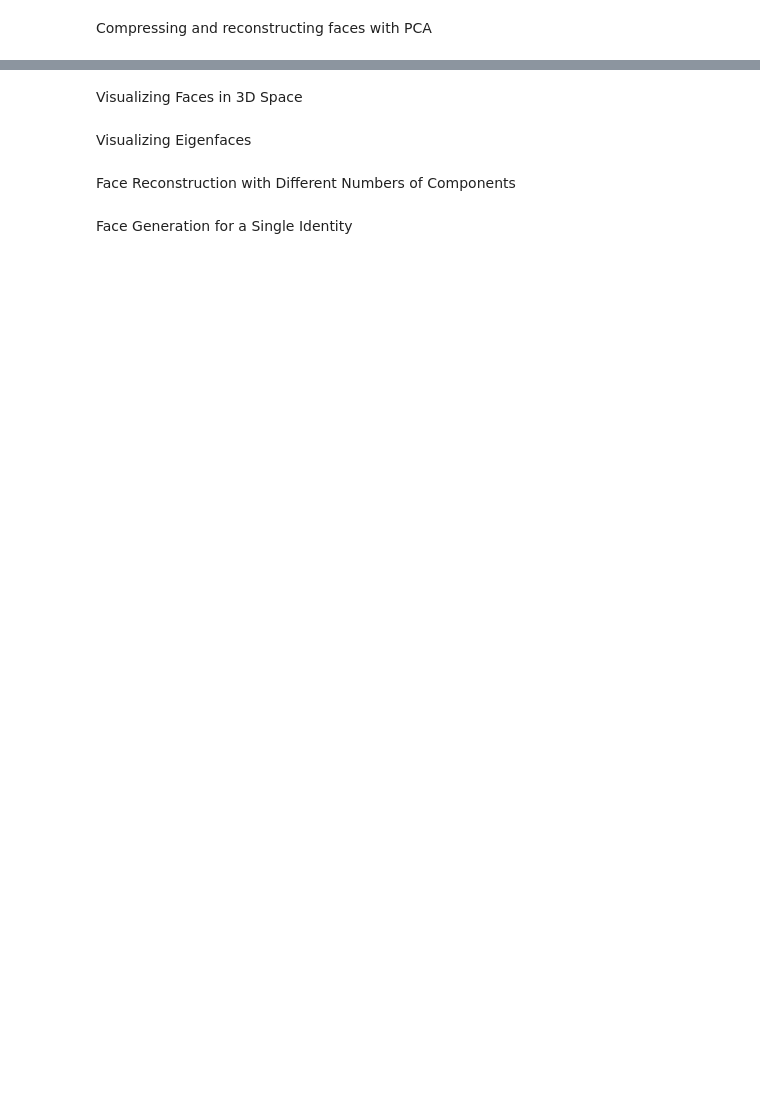
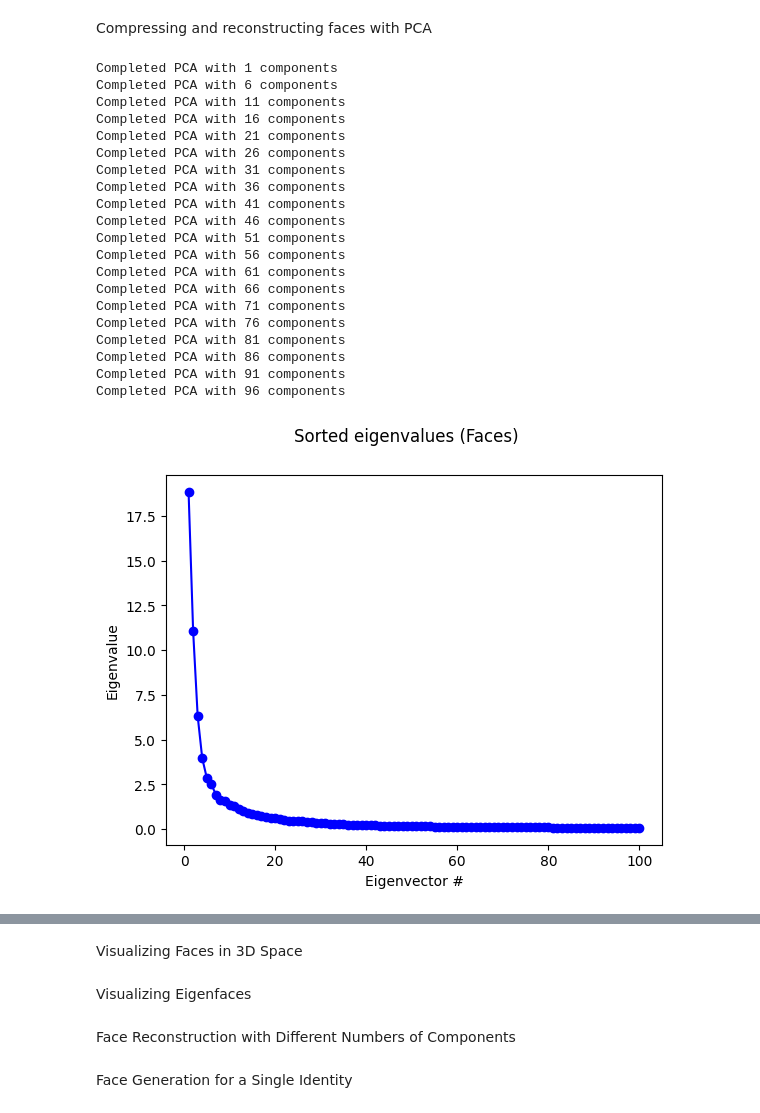
Before and after one commit to haileyrobertson/robertson-cpsc581, a Jupyter notebook: assignments/a4/04_assignment_pca.ipynb, the cells around one changed output, grey strips where cells are left out. Cells and saved outputs as stored; diff of their text form; code cells hidden in the pictures; blank space fills up the shorter version.

```diff
--- a/assignments/a4/04_assignment_pca.ipynb
+++ b/assignments/a4/04_assignment_pca.ipynb
@@ -455,37 +463,66 @@ Compressing and reconstructing faces with PCA
 # %%
 # Get the number of dimensions in the faces dataset
 n_dim_faces = X_faces_vec.shape[1] if X_faces_vec is not None else 0
 
-# TODO: Plot full set of eigenvalues for faces dataset
+# DONE: Plot full set of eigenvalues for faces dataset
 # set title of plot 'Sorted eigenvalues (Faces)' with xlabel of 'Eigenvector #' and ylabel of 'Eigenvalue'
 # Note: Computing all eigenvalues would be computationally expensive
 # Let's compute a reasonable number, say 100
 n_components_to_compute = 100
-pca_faces = None
+pca_faces = PrincipalComponentAnalysis(n_components_to_compute)
+pca_faces.fit(X_faces_vec)
+
+eigenvalues_faces = pca_faces.get_eigenvalues()
+plot(np.arange(1, n_components_to_compute + 1), eigenvalues_faces, 'Sorted eigenvalues (Faces)', 'Eigenvector #', 'Eigenvalue')
 
 # MSE scores to keep track of loss from compression
 mse_scores_faces = []
 
 # Test reconstruction error using top d number of eigenvectors
 # Use a reasonable range to save computation
 d_values = np.arange(1, 101, 5)  # [1, 6, 11, ..., 96]
 for d in d_values:
-    # TODO: Fit PCA to face data
-    pca_faces = None
+    # DONE: Fit PCA to face data
+    pca_faces = PrincipalComponentAnalysis(d)
+    pca_faces.fit(X_faces_vec)
 
-    # TODO: Project the data to subspace
-    Z_faces = None
+    # DONE: Project the data to subspace
+    Z_faces = pca_faces.project_to_subspace(X_faces_vec)
 
-    # TODO: Reconstruct the original data
-    X_faces_hat = None
+    # DONE: Reconstruct the original data
+    X_faces_hat = pca_faces.reconstruct_from_subspace(Z_faces)
 
-    # TODO: Measures mean squared error between original data and reconstructed data
-    mse_score_faces = 0.0
+    # DONE: Measures mean squared error between original data and reconstructed data
+    mse_score_faces = skmetrics.mean_squared_error(X_faces_vec, X_faces_hat)
 
-    # TODO: Save MSE score
+    # DONE: Save MSE score
+    mse_scores_faces.append(mse_score_faces)
 
     # Print progress
-    print('Completed PCA with {d} components'.format(d))
+    print('Completed PCA with {d} components'.format(d=d))
 
-# TODO: Create plot for number of top eigenvectors used and their MSE for reconstruction
+# DONE: Create plot for number of top eigenvectors used and their MSE for reconstruction
 # set title of plot 'Faces dataset reconstruction loss' with xlabel of 'd' and ylabel of 'MSE'
+plot(d_values, mse_scores_faces, 'Faces dataset reconstruction loss', 'd', 'MSE')
+# %% [output]
+Completed PCA with 1 components
+Completed PCA with 6 components
+Completed PCA with 11 components
+Completed PCA with 16 components
+Completed PCA with 21 components
+Completed PCA with 26 components
+Completed PCA with 31 components
+Completed PCA with 36 components
+Completed PCA with 41 components
+Completed PCA with 46 components
+Completed PCA with 51 components
+Completed PCA with 56 components
+Completed PCA with 61 components
+Completed PCA with 66 components
+Completed PCA with 71 components
+Completed PCA with 76 components
+Completed PCA with 81 components
+Completed PCA with 86 components
+Completed PCA with 91 components
+Completed PCA with 96 components
+[figure, added]
```
Also changed, not shown: parts of 5 cells of this notebook.
